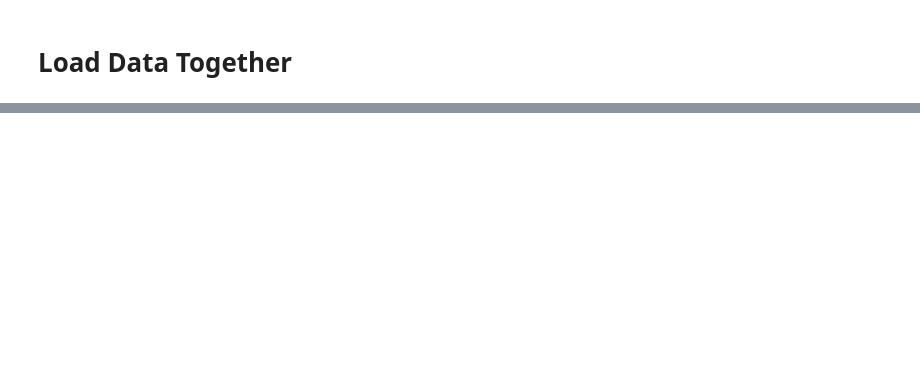
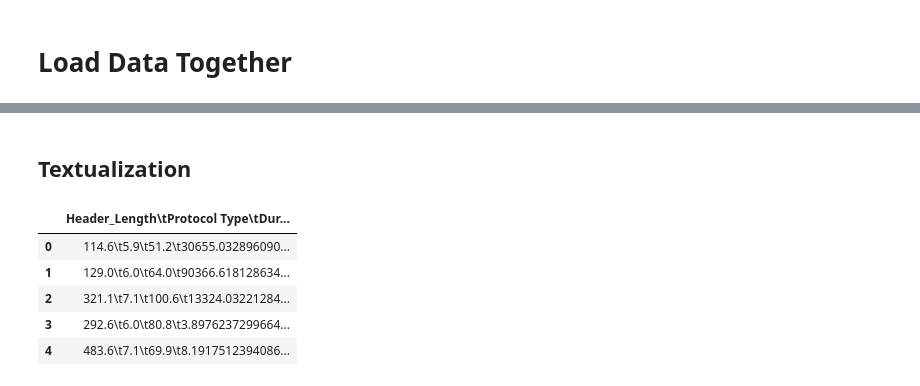
Before and after one commit to temunobe/anomaly_detection, a Jupyter notebook: data_processing.ipynb, the cells around one changed output, grey strips where cells are left out. Drawn from its saved outputs; the diff is of its cells as text; code cells hidden in the pictures; blank space fills up the shorter version.

```diff
--- a/data_processing.ipynb
+++ b/data_processing.ipynb
@@ -1279,0 +186,2 @@ NotebookApp.rate_limit_window=3.0 (secs)
+# %% [markdown]
+## Textualization
@@ -1279,0 +190,11 @@ NotebookApp.rate_limit_window=3.0 (secs)
+# %%
+textualized_ds = pd.read_csv(DATA_DIR + 'CICIoMT2024_text.txt')
+# %%
+textualized_ds.head()
+# %% [output]
+|  | Header_Length\tProtocol Type\tDur... |
+| 0 | 114.6\t5.9\t51.2\t30655.032896090... |
+| 1 | 129.0\t6.0\t64.0\t90366.618128634... |
+| 2 | 321.1\t7.1\t100.6\t13324.03221284... |
+| 3 | 292.6\t6.0\t80.8\t3.8976237299664... |
+| 4 | 483.6\t7.1\t69.9\t8.1917512394086... |
```
Also changed, not shown: parts of 454 cells of this notebook, 16 other files.
